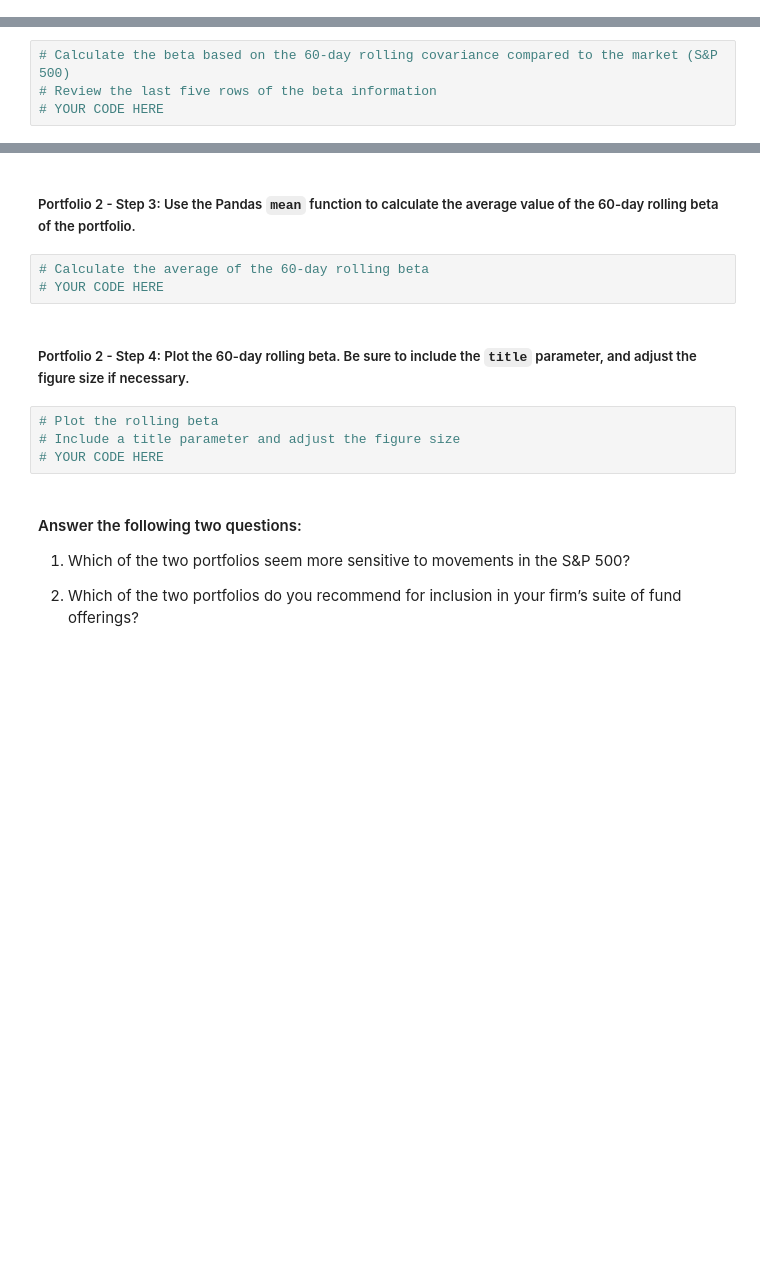
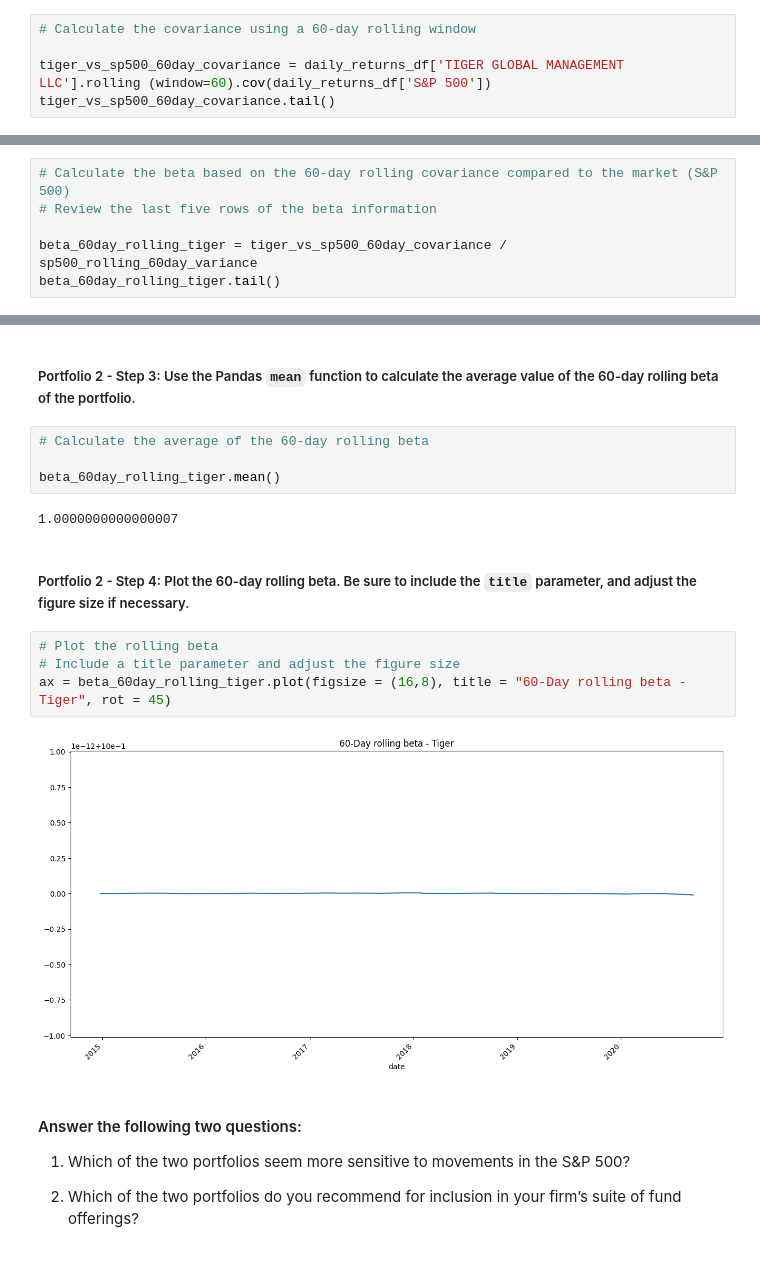
Before and after one commit to justinvalli/Challenge_4, a Jupyter notebook: Starter_Code/risk_return_analysis.ipynb, the cells around one changed output, grey strips where cells are left out. Saved outputs shown, nothing was run; the diff lists cells and outputs as text; blank space fills up the shorter version.

```diff
--- a/Starter_Code/risk_return_analysis.ipynb
+++ b/Starter_Code/risk_return_analysis.ipynb
@@ -439,0 +472,5 @@ Your analysis is nearing completion. Now, you need to evaluate how the portfolio
+# %%
+# Calculate the covariance using a 60-day rolling window
+
+tiger_vs_sp500_60day_covariance = daily_returns_df['TIGER GLOBAL MANAGEMENT LLC'].rolling (window=60).cov(daily_returns_df['S&P 500'])
+tiger_vs_sp500_60day_covariance.tail()
@@ -442,4 +487,6 @@ Your analysis is nearing completion. Now, you need to evaluate how the portfolio
 # %%
 # Calculate the beta based on the 60-day rolling covariance compared to the market (S&P 500)
 # Review the last five rows of the beta information
-# YOUR CODE HERE
+
+beta_60day_rolling_tiger = tiger_vs_sp500_60day_covariance / sp500_rolling_60day_variance
+beta_60day_rolling_tiger.tail()
@@ -447,13 +502,18 @@ Your analysis is nearing completion. Now, you need to evaluate how the portfolio
 ##### Portfolio 2 - Step 3: Use the Pandas `mean` function to calculate the average value of the 60-day rolling beta of the portfolio.
 # %%
 # Calculate the average of the 60-day rolling beta
-# YOUR CODE HERE
+
+beta_60day_rolling_tiger.mean()
+# %% [output]
+1.0000000000000007
 # %% [markdown]
 ##### Portfolio 2 - Step 4: Plot the 60-day rolling beta. Be sure to include the `title` parameter, and adjust the figure size if necessary.
 # %%
 # Plot the rolling beta
 # Include a title parameter and adjust the figure size
-# YOUR CODE HERE
+ax = beta_60day_rolling_tiger.plot(figsize = (16,8), title = "60-Day rolling beta - Tiger", rot = 45)
+# %% [output]
+[figure, added]
 # %% [markdown]
 #### Answer the following two questions:
 
```
Also changed, not shown: parts of 12 cells of this notebook.
